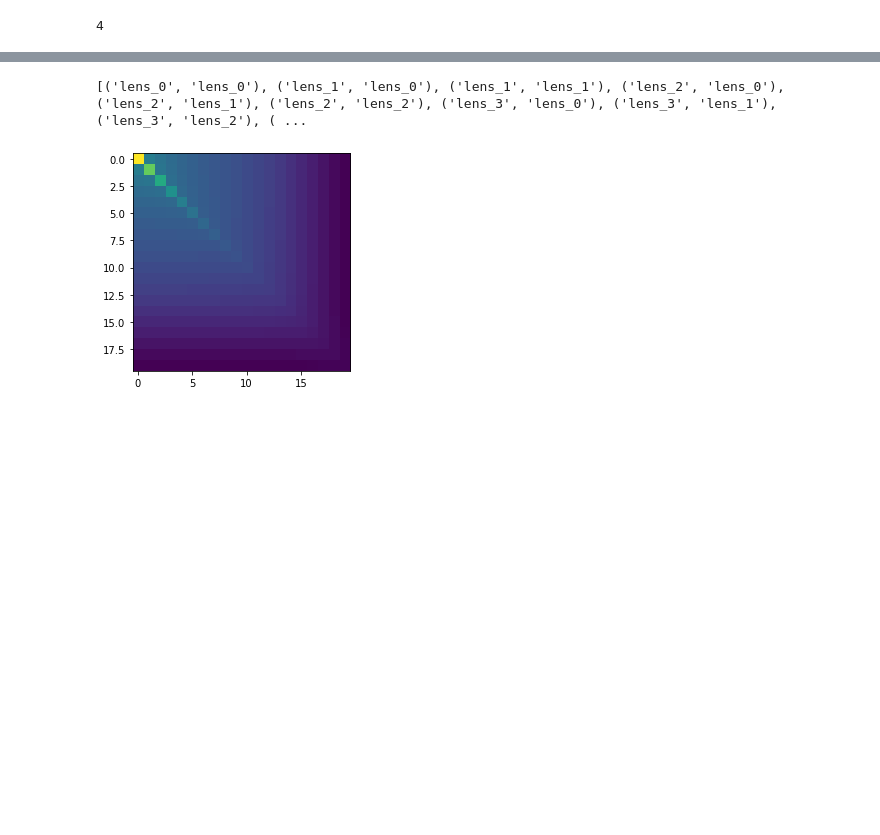
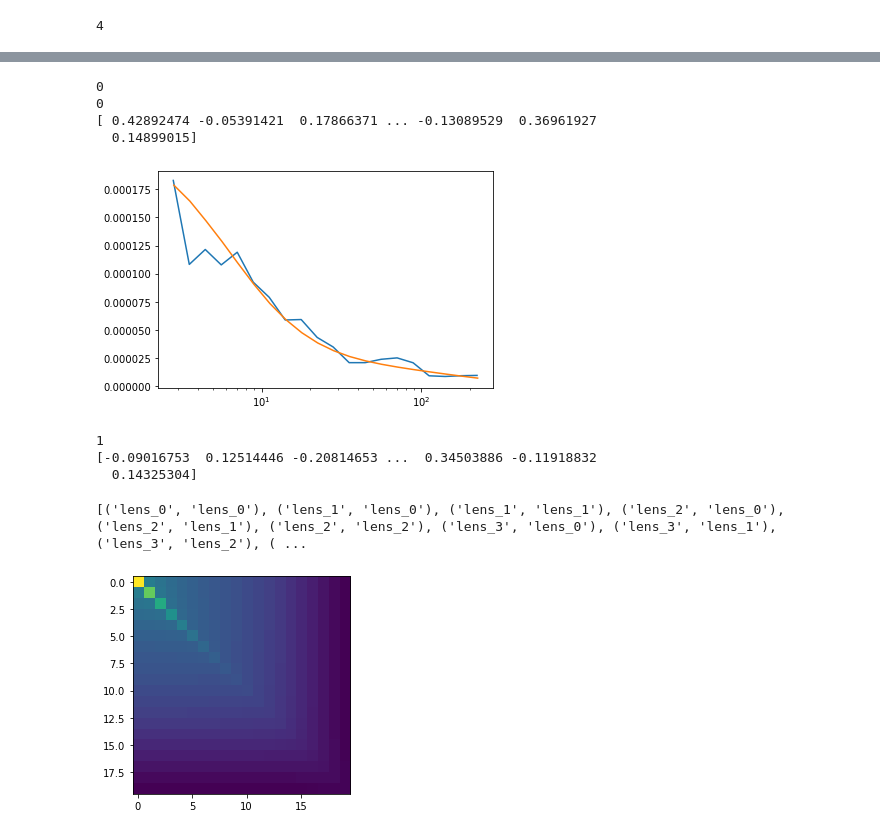
Before and after one commit to LSSTDESC/txpipe-cosmodc2, a Jupyter notebook: notebooks/TestPixelEstimator.ipynb, the cells around one changed output, grey strips where cells are left out. Cells and saved outputs as stored; diff of their text form; code cells hidden in the pictures; blank space fills up the shorter version.

Commit message:
add gammat

```diff
--- a/notebooks/TestPixelEstimator.ipynb
+++ b/notebooks/TestPixelEstimator.ipynb
@@ -72,3 +117,78 @@ for lensi in range(4,5):
+# %%
+scale = np.array([2., 1.5, 1.25, 1.25, 1.25])
+
+for lensi in range(1):
+    print(lensi)
+
+    with h5py.File('/global/cfs/cdirs/lsst/groups/WL/users/jprat/gaussian_sims_srdnzs_fullsky/051422/12300area_nside4096/TXPipe_outputs/density_maps.hdf5', "r") as f:
+
+        # Get the data
+        pix = np.array(f['maps/delta_'+str(lensi)+'/pixel'])
+        delta = np.array(f['maps/delta_'+str(lensi)+'/value'])
+
+    theta, phi = hp.pix2ang(4096, pix)
+    dec_pix = 90.-theta/np.pi*180
+    ra_pix = phi/np.pi*180
+    mask_small_area = (ra_pix<50)
+
+    for sourcei in range(5):
+        print(sourcei)
+
+        with h5py.File('/global/cfs/cdirs/lsst/groups/WL/users/jprat/gaussian_sims_srdnzs_fullsky/051422/12300area_nside4096/TXPipe_outputs/source_maps.hdf5', "r") as f:
+            pix_shear = np.array(f['maps/g1_'+str(sourcei)+'/pixel'])
+            g1_pix = np.array(f['maps/g1_'+str(sourcei)+'/value'])
+            g2_pix = np.array(f['maps/g2_'+str(sourcei)+'/value'])
+            theta_pix_shear, phi_pix_shear = hp.pix2ang(4096, pix_shear)
+            ra_pix_shear = phi_pix_shear/np.pi*180
+            dec_pix_shear = 90. - theta_pix_shear/np.pi*180
+            mask_small_area_shear = (ra_pix_shear<50)*(g1_pix>-1e30)*(g2_pix>-1e30)
+
+        print(g1_pix[mask_small_area_shear])
+        # g1_pix = hp.ud_grade(np.load('/global/cscratch1/sd/chihway/shear_map_'+str(sourcei)+'.npz')['g1'], 2048)
+        # g2_pix = hp.ud_grade(np.load('/global/cscratch1/sd/chihway/shear_map_'+str(sourcei)+'.npz')['g2'], 2048)
+        # pix_shear = np.arange(hp.nside2npix(2048))[g1_pix!=0]
+        # theta_pix_shear, phi_pix_shear = hp.pix2ang(2048, pix_shear)
+        # ra_pix_shear = phi_pix_shear/np.pi*180
+        # dec_pix_shear = 90. - theta_pix_shear/np.pi*180
+        # mask_small_area_shear = (ra_pix_shear<500)
+
+
+        # <NG>
+        kg = treecorr.KGCorrelation(nbins=20,
+                                    min_sep=2.5,
+                                    max_sep=250.0,
+                                    sep_units='arcmin',
+                                    bin_slop=0.1)
+
+        cat_k = treecorr.Catalog(ra=ra_pix[mask_small_area], dec=dec_pix[mask_small_area], k=delta[mask_small_area], ra_units='deg', dec_units='deg')
+        cat_g = treecorr.Catalog(ra=ra_pix_shear[mask_small_area_shear], dec=dec_pix_shear[mask_small_area_shear],
+                                 g1=-g1_pix[mask_small_area_shear], g2=g2_pix[mask_small_area_shear],
+                                 ra_units='deg', dec_units='deg')
+
+        theta      = np.exp(kg.logr)
+        mean       = kg.xi
+
+        TXPipe = sacc.Sacc.load_fits('twopoint_theory_real.sacc')
+        theta3, xi = TXPipe.get_theta_xi(
+            'galaxy_shearDensity_xi_t',
+            'source_'+str(sourcei),'lens_'+str(lensi))
+
+
+        mplot.semilogx(theta, mean*scale[lensi])
+        mplot.semilogx(theta3, xi)
+
+        mplot.show()
+
+        np.savez('gammat_'+str(lensi)+'_'+str(sourcei)+'.npz', mean=mean.copy())
+# %% [output]
+0
+0
+[ 0.42892474 -0.05391421  0.17866371 ... -0.13089529  0.36961927
+  0.14899015]
+[figure, added]
+1
+[-0.09016753  0.12514446 -0.20814653 ...  0.34503886 -0.11918832
+  0.14325304]
 # %%
 TXPipe_cov = sacc.Sacc.load_fits('summary_statistics_real_scaled_shot_noise.sacc')
 
```
Also changed, not shown: parts of 7 cells of this notebook.
